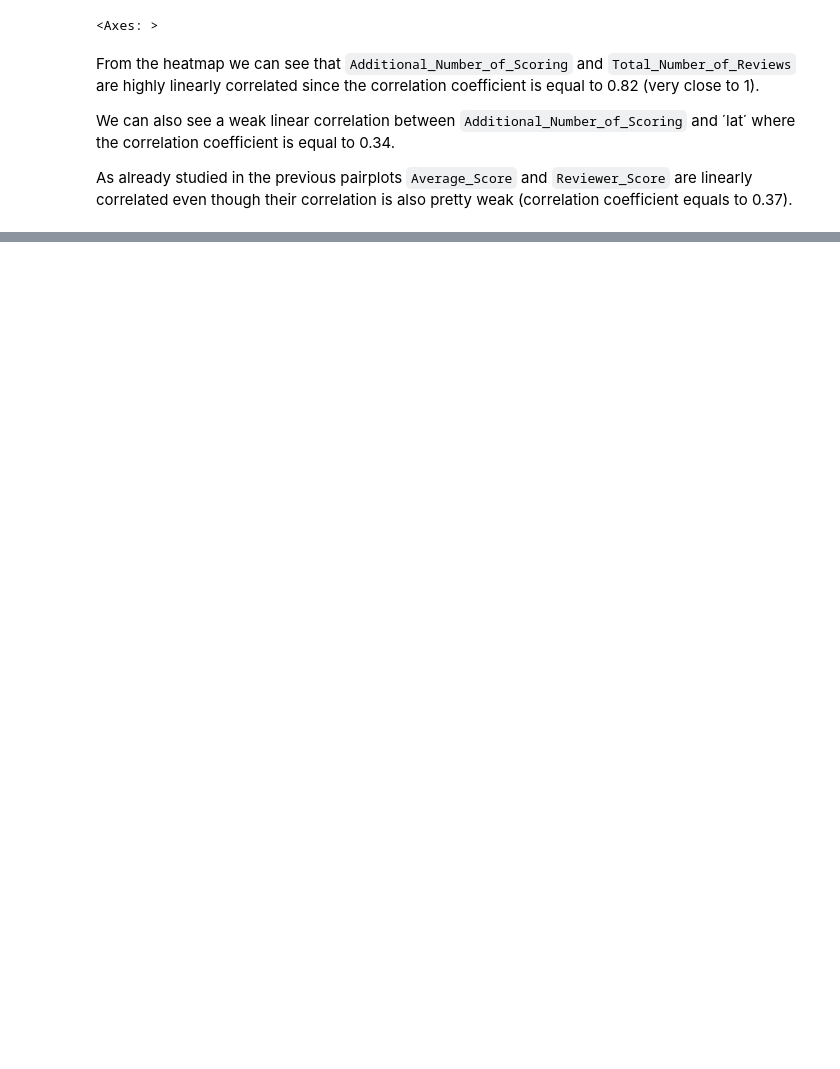
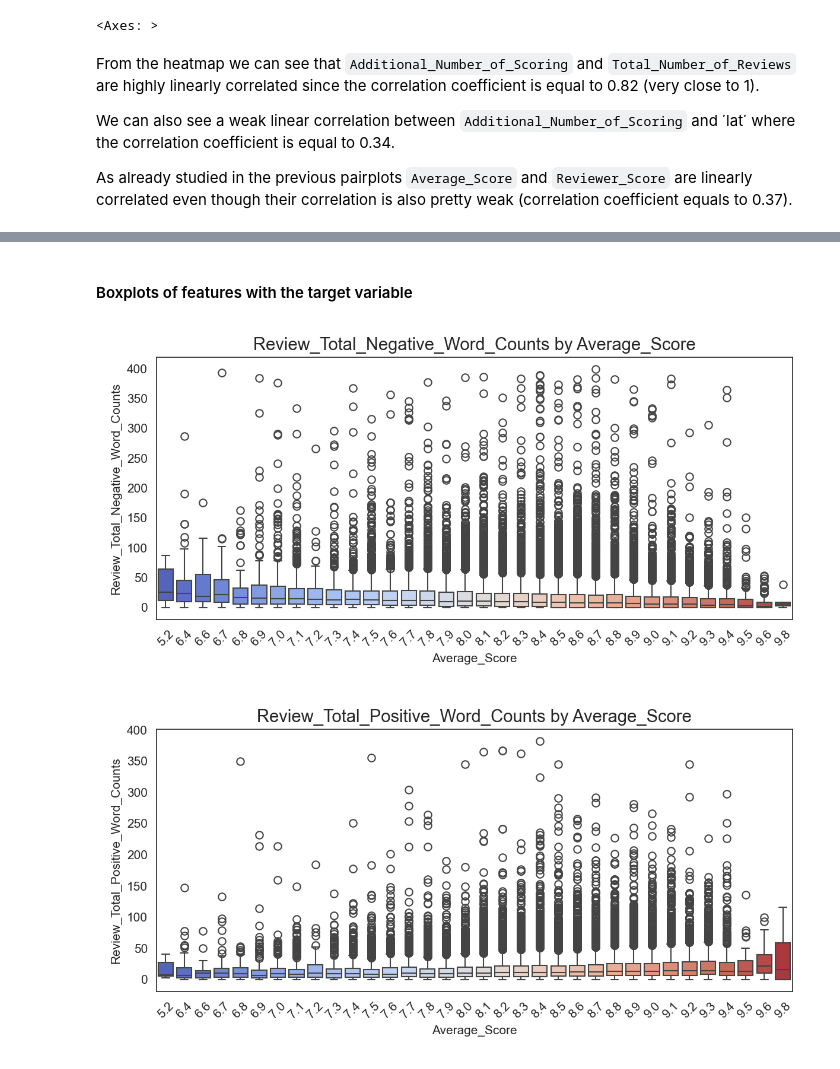
Before and after one commit to i-demetriou/dsc511-group-project, a Jupyter notebook: dsc511.project.mtsilidou.anikodimou.idemetriou.ipynb, the cells around one changed output, grey strips where cells are left out. Cells and saved outputs as stored; diff of their text form; code cells hidden in the pictures; blank space fills up the shorter version.

```diff
--- a/dsc511.project.mtsilidou.anikodimou.idemetriou.ipynb
+++ b/dsc511.project.mtsilidou.anikodimou.idemetriou.ipynb
@@ -512,0 +891,19 @@ are linearly correlated even though their correlation is also pretty weak
+# %% [markdown]
+#### Boxplots of features with the target variable
+# %%
+def print_boxplot(feature):
+    plt.figure(figsize=(8, 4))
+    sns.boxplot(x="Average_Score", y=col, data=sample_pandas, palette="coolwarm")
+    plt.title(f'{feature} by Average_Score', fontsize=14)
+    plt.xlabel("Average_Score")
+    plt.ylabel(feature)
+    plt.xticks(rotation=45)
+    plt.tight_layout()
+    plt.show()
+
+
+print_boxplot('Review_Total_Negative_Word_Counts')
+print_boxplot('Review_Total_Positive_Word_Counts')
+# %% [output]
+[figure, added]
+[figure, added]
```
Also changed, not shown: parts of 107 cells of this notebook, 3 other files.
